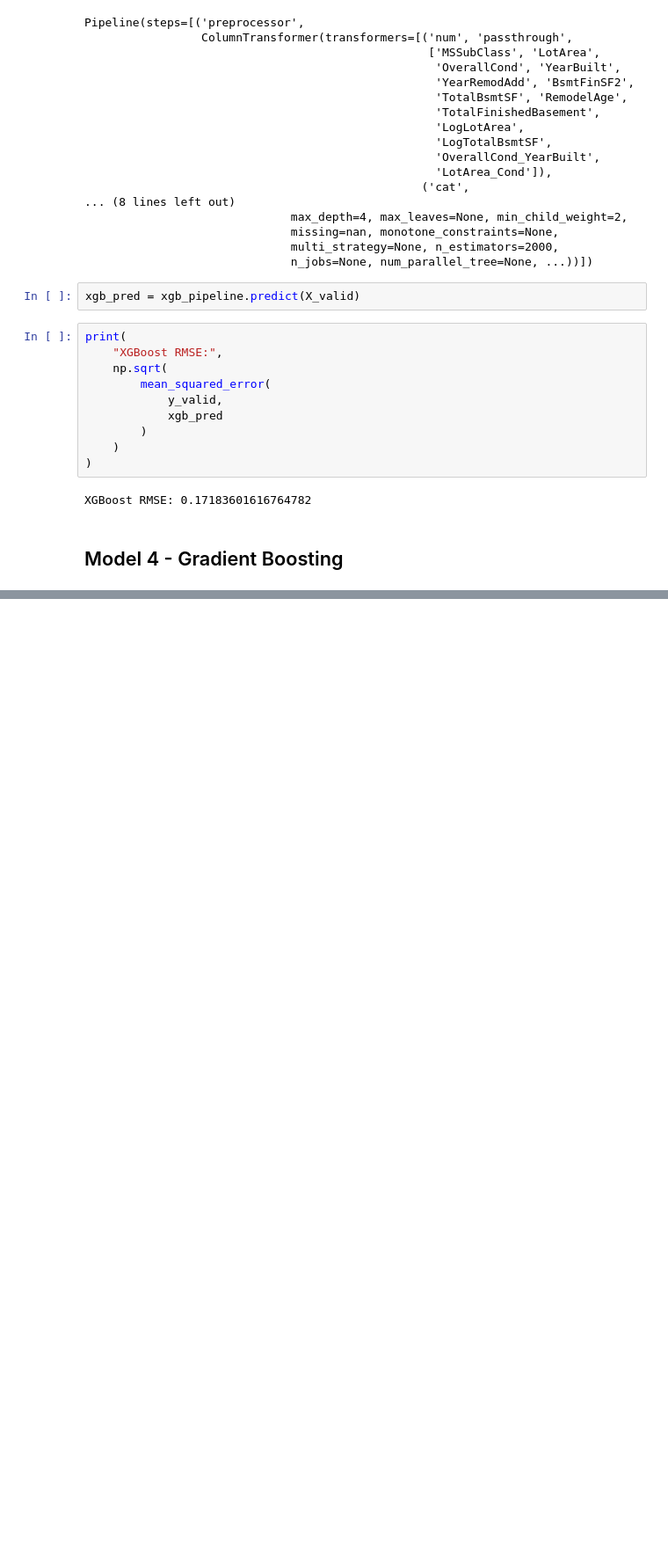
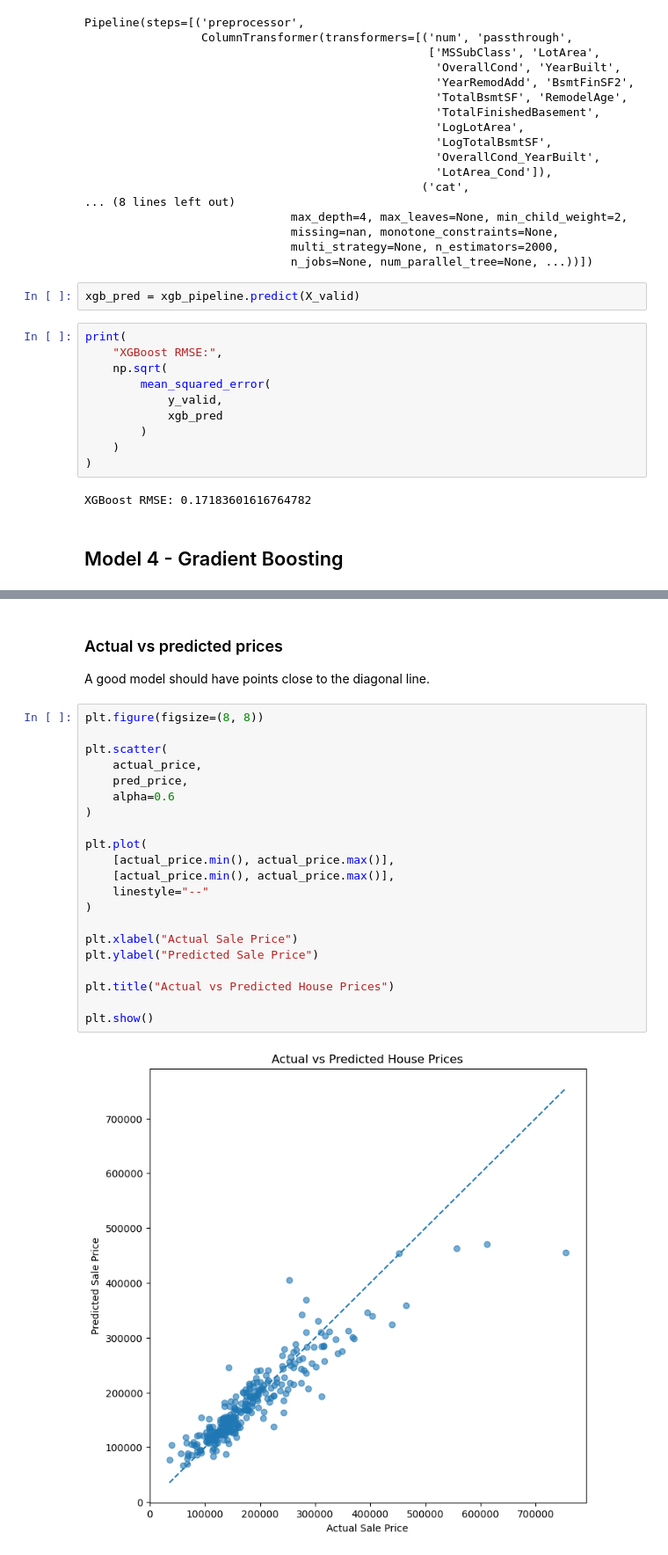
Before and after one commit to anayatasinha/House-Price-Prediction---ML, a Jupyter notebook: code.ipynb, the cells around one changed output, grey strips where cells are left out. Shown at 88% size. Saved outputs shown, nothing was run; the diff lists cells and outputs as text; blank space fills up the shorter version.

```diff
--- a/code.ipynb
+++ b/code.ipynb
@@ -633,0 +800,26 @@ XGBoost RMSE: 0.17183601616764782
+# %% [markdown]
+### Actual vs predicted prices
+A good model should have points close to the diagonal line.
+# %%
+plt.figure(figsize=(8, 8))
+
+plt.scatter(
+    actual_price,
+    pred_price,
+    alpha=0.6
+)
+
+plt.plot(
+    [actual_price.min(), actual_price.max()],
+    [actual_price.min(), actual_price.max()],
+    linestyle="--"
+)
+
+plt.xlabel("Actual Sale Price")
+plt.ylabel("Predicted Sale Price")
+
+plt.title("Actual vs Predicted House Prices")
+
+plt.show()
+# %% [output]
+[figure, added]
```
Also changed, not shown: parts of 26 cells of this notebook, 7 other files.
